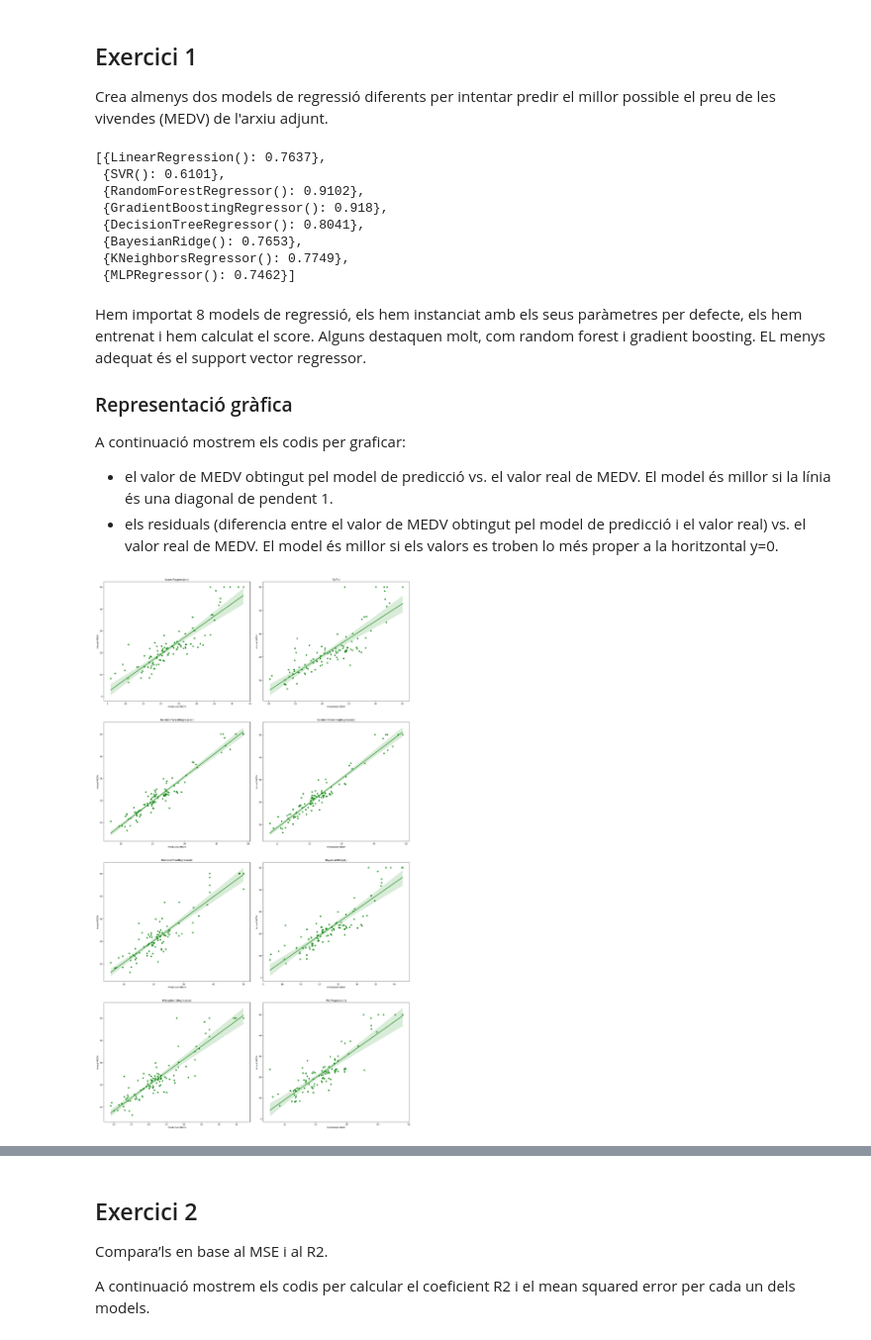
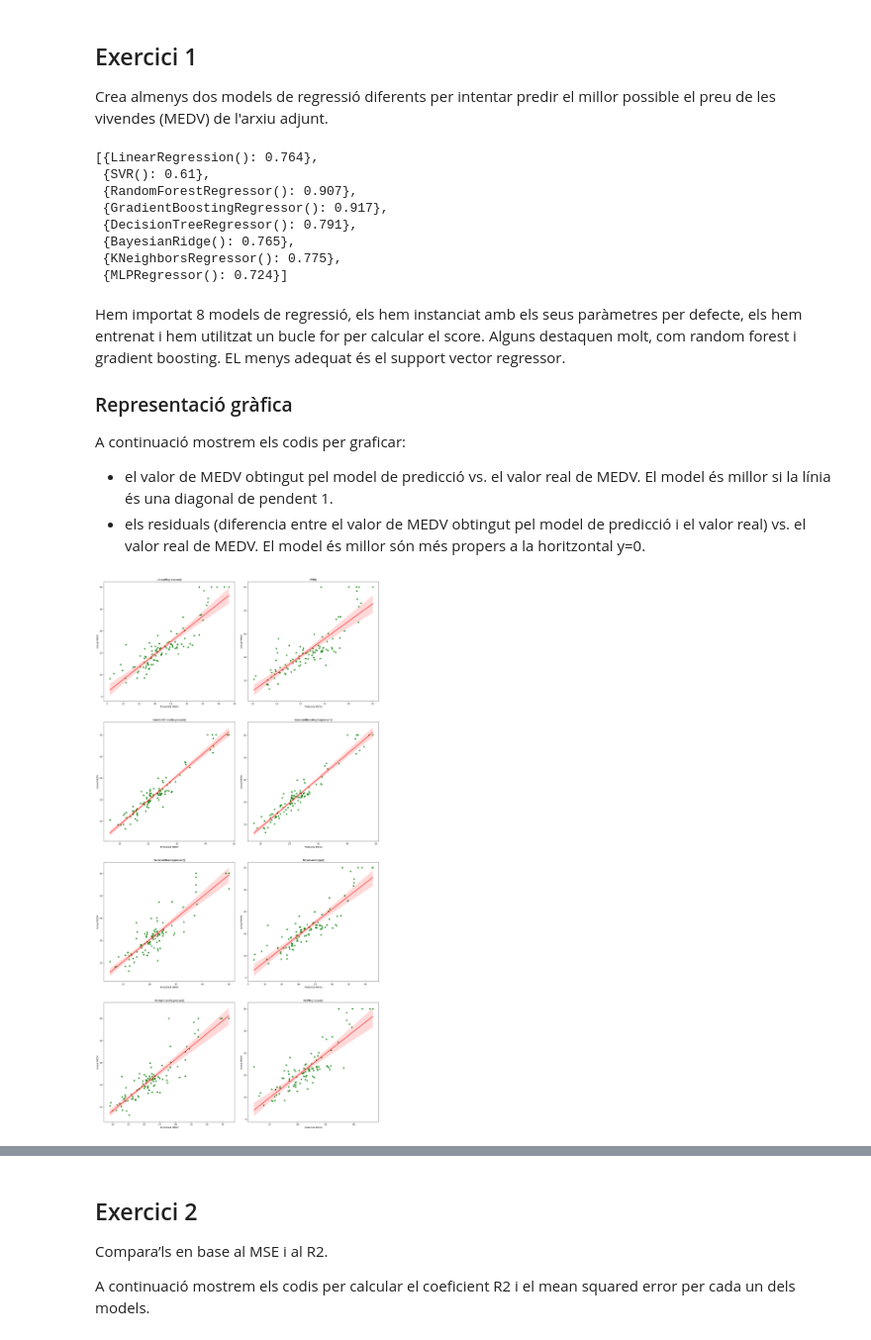
Before and after one commit to WotanJr/DS_ITACAD, a Jupyter notebook: ML_regressions/M6 T01.ipynb, the cells around one changed output, grey strips where cells are left out. Shown at 99% size. Cells and saved outputs as stored; diff of their text form; code cells hidden in the pictures.

Commit message:
tasca6regressioML.v3

```diff
--- a/ML_regressions/M6 T01.ipynb
+++ b/ML_regressions/M6 T01.ipynb
@@ -294,44 +312,52 @@ br = BayesianRidge()
 knr = KNeighborsRegressor()
 mlpr = MLPRegressor()
 
+lr.fit(x_train, y_train)
+svr.fit(x_train, y_train)
+rfr.fit(x_train, y_train)
+gbr.fit(x_train, y_train)
+dtr.fit(x_train, y_train)
+br.fit(x_train, y_train)
+knr.fit(x_train, y_train)
+mlpr.fit(x_train, y_train)
+
 models_total = [lr, svr, rfr, gbr, dtr, br, knr, mlpr]
 
 scores_list = []
 
 for model in models_total:
-    model.fit(x_train, y_train)
-    scores_list.append({model : model.score(x_test, y_test).round(4)})
+    scores_list.append({model : model.score(x_test, y_test).round(3)})
 
 scores_list
 # %% [output]
-[{LinearRegression(): 0.7637},
- {SVR(): 0.6101},
- {RandomForestRegressor(): 0.9102},
- {GradientBoostingRegressor(): 0.918},
- {DecisionTreeRegressor(): 0.8041},
- {BayesianRidge(): 0.7653},
- {KNeighborsRegressor(): 0.7749},
- {MLPRegressor(): 0.7462}]
+[{LinearRegression(): 0.764},
+ {SVR(): 0.61},
+ {RandomForestRegressor(): 0.907},
+ {GradientBoostingRegressor(): 0.917},
+ {DecisionTreeRegressor(): 0.791},
+ {BayesianRidge(): 0.765},
+ {KNeighborsRegressor(): 0.775},
+ {MLPRegressor(): 0.724}]
 # %% [markdown]
-Hem importat 8 models de regressió, els hem instanciat amb els seus paràmetres per defecte, els hem entrenat i hem calculat el score. Alguns destaquen molt, com random forest i gradient boosting. EL menys adequat és el support vector regressor.
+Hem importat 8 models de regressió, els hem instanciat amb els seus paràmetres per defecte, els hem entrenat i hem utilitzat un bucle for per calcular el score. Alguns destaquen molt, com random forest i gradient boosting. EL menys adequat és el support vector regressor.
 
 ### Representació gràfica
 
 A continuació mostrem els codis per graficar:
 - el valor de MEDV obtingut pel model de predicció vs. el valor real de MEDV. El model és millor si la línia és una diagonal de pendent 1.
-- els residuals (diferencia entre el valor de MEDV obtingut pel model de predicció i el valor real) vs. el valor real de MEDV. El model és millor si els valors es troben lo més proper a la horitzontal y=0.
+- els residuals (diferencia entre el valor de MEDV obtingut pel model de predicció i el valor real) vs. el valor real de MEDV. El model és millor són més propers a la horitzontal y=0.
 # %%
-fig, axs = plt.subplots(ncols=2, nrows=4, figsize=(20, 35))
+fig, axs = plt.subplots(ncols=2, nrows=4, figsize=(18, 35))
 i = 0
 axs = axs.flatten()
 for model in models_total:
     y_pred = model.predict(x_test)
-    sns.regplot(x=y_pred, y=y_test, ax=axs[i], color = 'g')
+    sns.regplot(x=y_pred, y=y_test, ax=axs[i], color = 'g', line_kws = {"color": "red"})
     axs[i].set_title('{}'.format(model))
     axs[i].set_xlabel('Predictied MEDV')
     axs[i].set_ylabel('Actual MEDV')
     i += 1
 plt.tight_layout(pad=0.4, w_pad=2, h_pad=5.0)
 # %% [output]
-[figure, old version]
+[figure, new version]
 # %%
```
Also changed, not shown: parts of 24 cells of this notebook.
